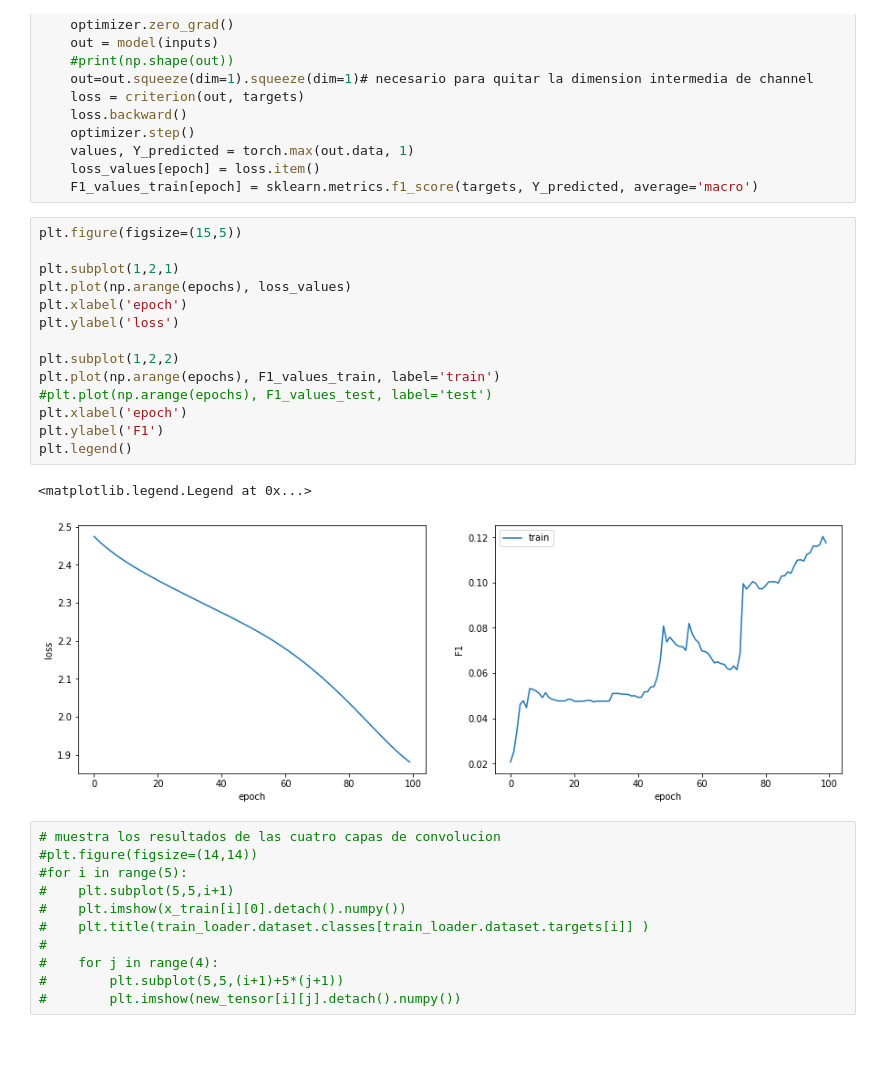
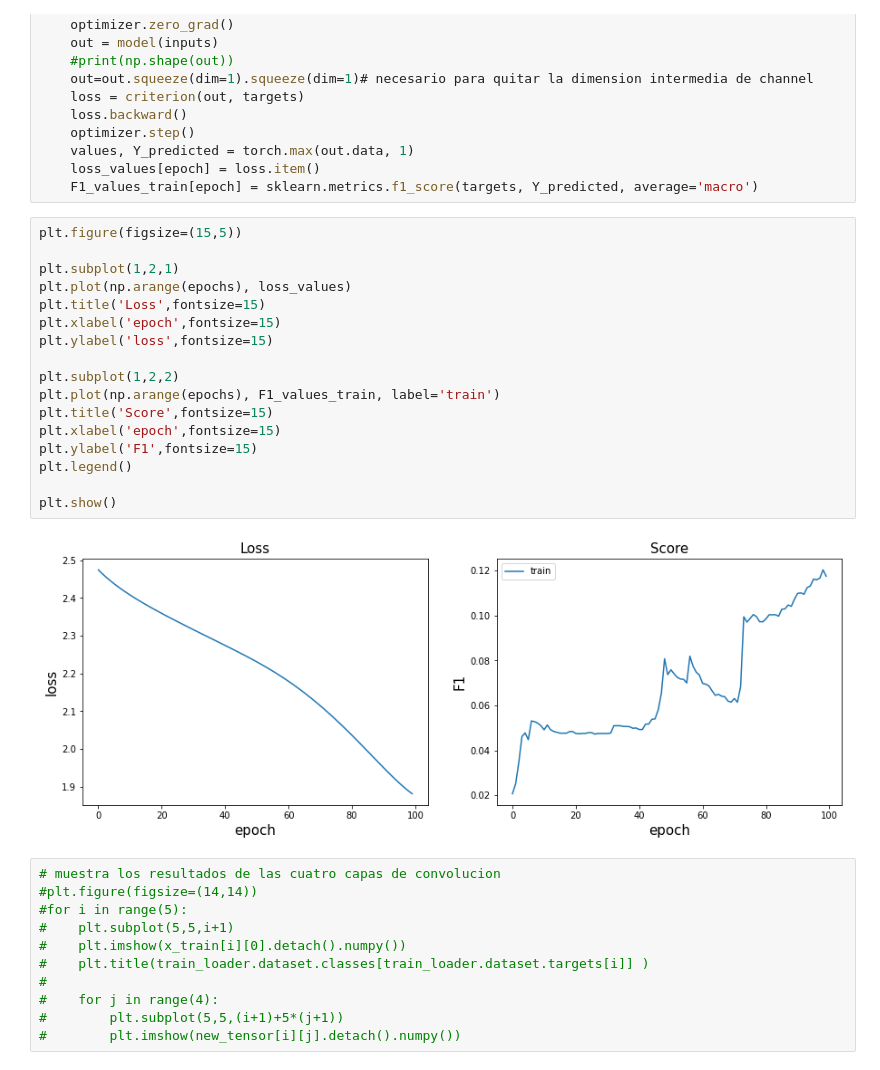
Before and after one commit to stevenalfonso/AlfonsoJeison_Ejercicio28, a Jupyter notebook: deep_mnist_fashion.ipynb, the cells around one changed output. Saved outputs shown, nothing was run; the diff lists cells and outputs as text; blank space fills up the shorter version.

```diff
--- a/deep_mnist_fashion.ipynb
+++ b/deep_mnist_fashion.ipynb
@@ -84,20 +84,22 @@ for epoch in range(epochs):
 # %%
 plt.figure(figsize=(15,5))
 
 plt.subplot(1,2,1)
 plt.plot(np.arange(epochs), loss_values)
-plt.xlabel('epoch')
-plt.ylabel('loss')
+plt.title('Loss',fontsize=15)
+plt.xlabel('epoch',fontsize=15)
+plt.ylabel('loss',fontsize=15)
 
 plt.subplot(1,2,2)
 plt.plot(np.arange(epochs), F1_values_train, label='train')
-#plt.plot(np.arange(epochs), F1_values_test, label='test')
-plt.xlabel('epoch')
-plt.ylabel('F1')
+plt.title('Score',fontsize=15)
+plt.xlabel('epoch',fontsize=15)
+plt.ylabel('F1',fontsize=15)
 plt.legend()
+
+plt.show()
 # %% [output]
-<matplotlib.legend.Legend at 0x...>
-[figure, old version]
+[figure, new version]
 # %%
 # muestra los resultados de las cuatro capas de convolucion
 #plt.figure(figsize=(14,14))
```
